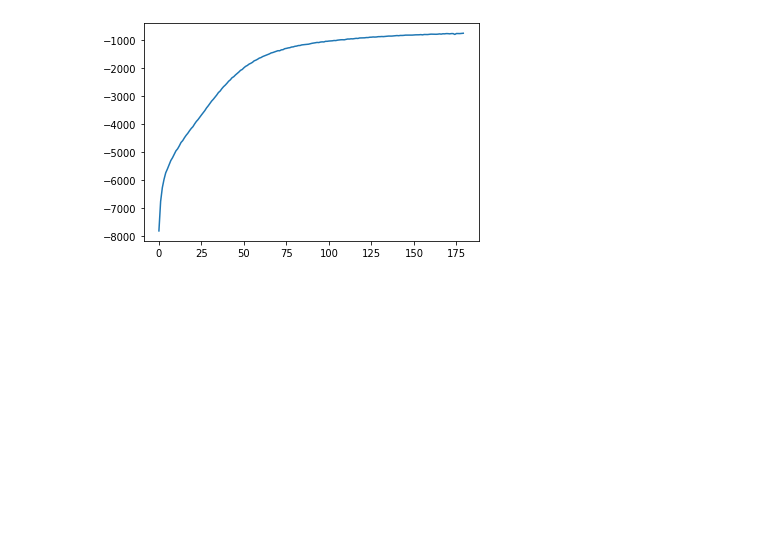
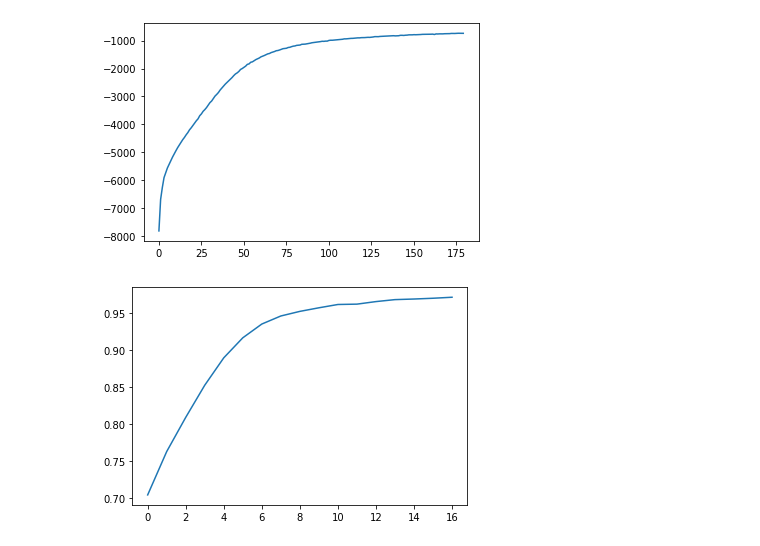
Before and after one commit to Xiiqiing/PML-Project, a Jupyter notebook: pml_project_1.ipynb, the cells around one changed output. Cells and saved outputs as stored; diff of their text form; code cells hidden in the pictures; blank space fills up the shorter version.

```diff
--- a/pml_project_1.ipynb
+++ b/pml_project_1.ipynb
@@ -413,16 +203,20 @@ SpearmanrResult(correlation=0.5031516430567009, pvalue=0.0)
 # %% [markdown]
 ## 1.4 Sequence reweighting
-# %%
-dataset, weights = get_data('BLAT_ECOLX_1_b0.5_labeled.fasta', calc_weights=True)
-dataloader_weighted = torch.utils.data.DataLoader(dataset, batch_size=batch_size, sampler=torch.utils.data.sampler.WeightedRandomSampler(weights, num_samples=len(dataset)))
 # %%
-# retrain the model with dim(z) = 30
-# train the model
-input_size = next(iter(dataloader))[0].shape[1] * 23
+# trend
+input_size = next(iter(dataloader_weighted))[0].shape[1] * 23
 DEVICE = "cuda"
 standard_vae_weighted = standard_VAE(input_size, 30, device=DEVICE).to(DEVICE)
 
-# EPOCH = 180
-# ELBOs = []
-# for epoch in tqdm(range(EPOCH)):
-#     ELBOs.append(train(standard_vae_weighted, dataloader_weighted, Adam(standard_vae_weighted.parameters(), lr=1e-4), DEVICE))
+EPOCH = 180
+ELBOs = []
+accs = []
+correlations = []
+for epoch in tqdm(range(EPOCH)):
+    ELBOs.append(train(standard_vae_weighted, dataloader_weighted, Adam(standard_vae_weighted.parameters(), lr=1e-4), DEVICE))
+    if epoch in range(10, EPOCH, 10):
+        acc = helper.check_reconstruct(dataset, standard_vae_weighted)
+        accs.append(acc)
+        correlation = helper.quantitative_assessment(dataset, standard_vae_weighted, experimental_data, 20)
+        correlations.append(correlation)
+        print(acc, correlation)
@@ -432,3 +240,9 @@ plt.plot(ELBOs)
 plt.show()
 # %% [output]
 [figure]
+# %%
+plt.rcParams["figure.figsize"] = (6, 4)
+plt.plot(accs)
+plt.show()
+# %% [output]
+[figure, added]
```
Also changed, not shown: parts of 43 cells of this notebook.
